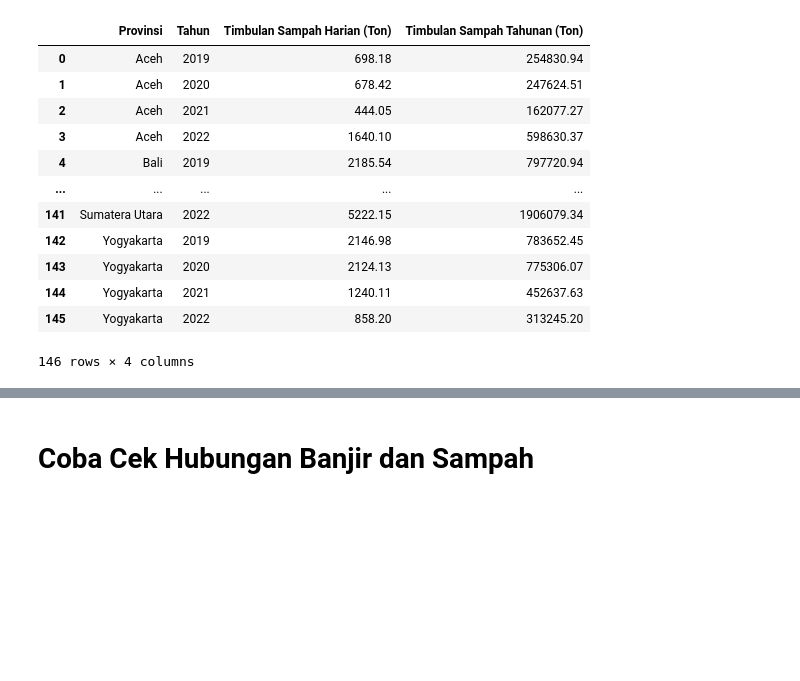
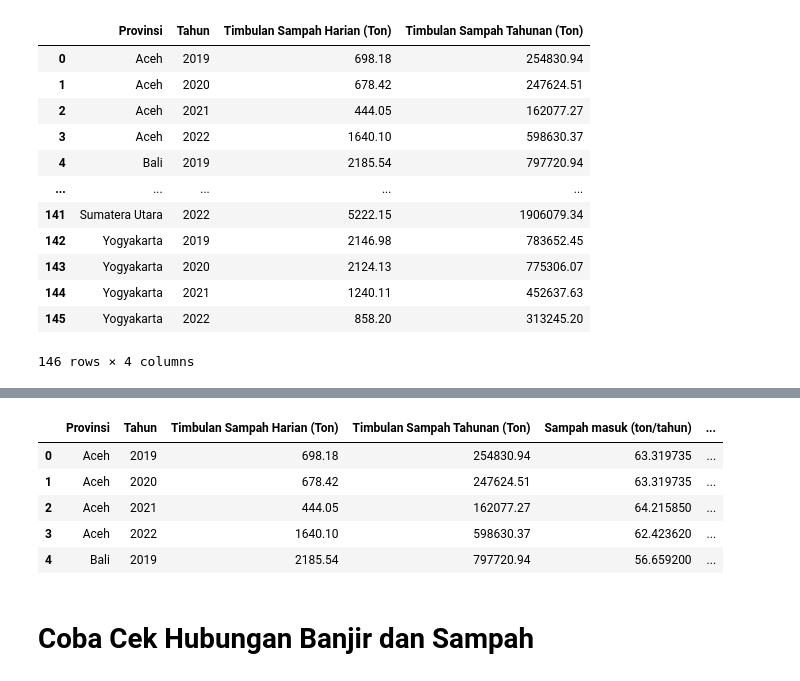
Before and after one commit to reswaratrista/DAD-Final_PlatL, a Jupyter notebook: cleaning_data_bencana.ipynb, the cells around one changed output, grey strips where cells are left out. Drawn from its saved outputs; the diff is of its cells as text; code cells hidden in the pictures; blank space fills up the shorter version.

```diff
--- a/cleaning_data_bencana.ipynb
+++ b/cleaning_data_bencana.ipynb
@@ -295,5 +256,19 @@ columns_to_fill = ['Sampahmasuk (kg/thn)', 'Sampahterkelola (kg/thn)',
 for column in columns_to_fill:
     merged_df[column] = merged_df[column].fillna(merged_df.groupby(['Provinsi'])[column].transform('mean'))
     merged_df[column] = merged_df[column].fillna(0)
+# %%
+merged_df['Sampahmasuk (kg/thn)'] = merged_df['Sampahmasuk (kg/thn)'] * 0.001
+merged_df['Sampahterkelola (kg/thn)'] = merged_df['Sampahterkelola (kg/thn)'] * 0.001
+# %%
+merged_df = merged_df.rename(columns={'Sampahmasuk (kg/thn)' : 'Sampah masuk (ton/tahun)', 'Sampahterkelola (kg/thn)' : 'Sampah terkelola (ton/tahun)'})
+# %%
+merged_df.head()
+# %% [output]
+|  | Provinsi | Tahun | Timbulan Sampah Harian (Ton) | Timbulan Sampah Tahunan (Ton) | Sampah masuk (ton/tahun) | ... |
+| 0 | Aceh | 2019 | 698.18 | 254830.94 | 63.319735 | ... |
+| 1 | Aceh | 2020 | 678.42 | 247624.51 | 63.319735 | ... |
+| 2 | Aceh | 2021 | 444.05 | 162077.27 | 64.215850 | ... |
+| 3 | Aceh | 2022 | 1640.10 | 598630.37 | 62.423620 | ... |
+| 4 | Bali | 2019 | 2185.54 | 797720.94 | 56.659200 | ... |
 # %%
 merged_df.to_csv('cleaned_dataset/data_sampah_merged.csv')
```
Also changed, not shown: parts of 12 cells of this notebook, 9 other files.
